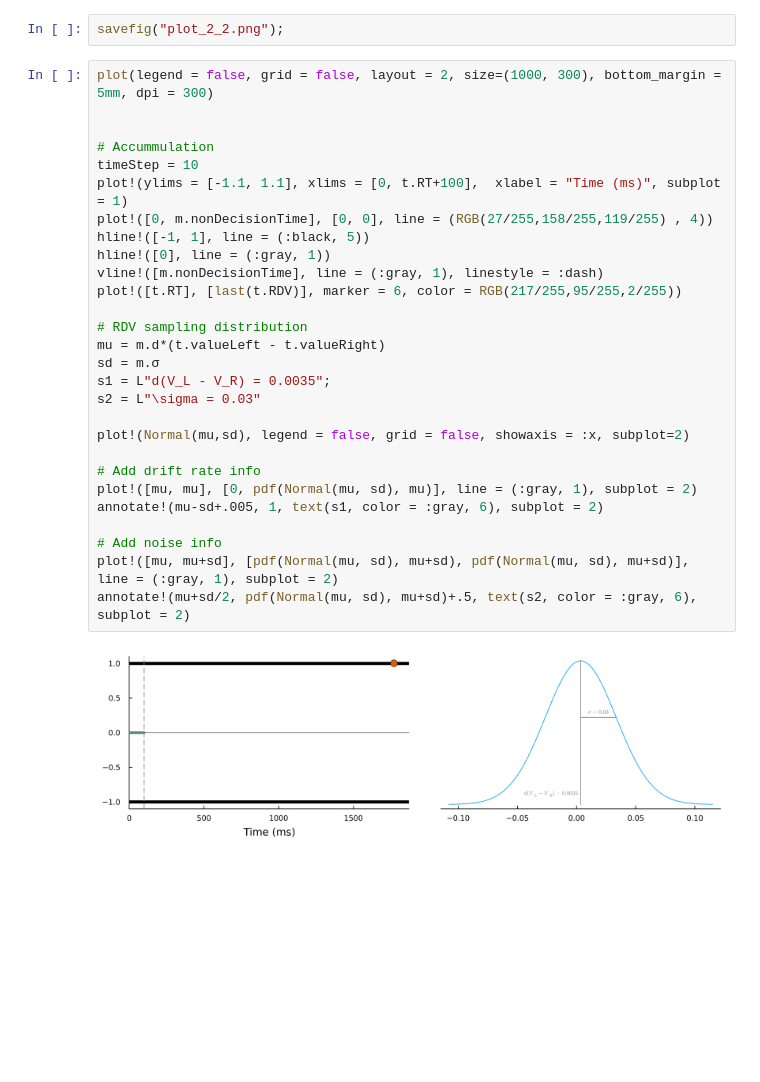
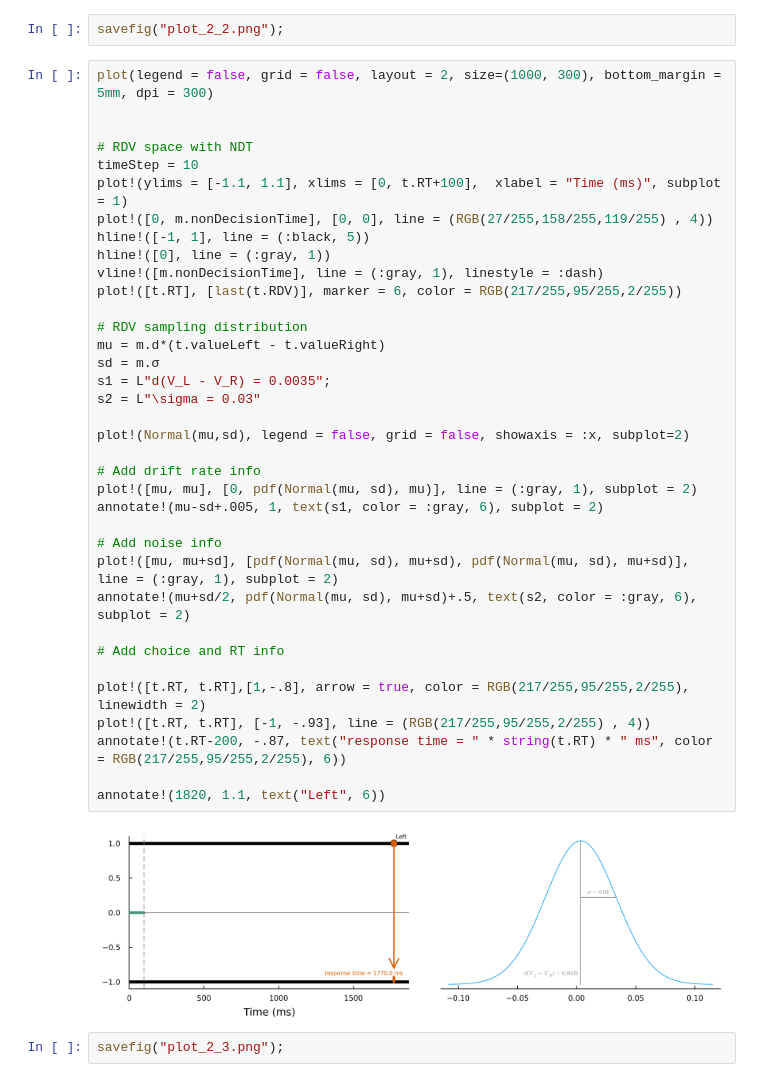
Before and after one commit to zenkavi/ADDM.jl, a Jupyter notebook: docs/src/tutorials/02_likelihood_computation_figures.ipynb, the cells around one changed output. Saved outputs shown, nothing was run; the diff lists cells and outputs as text; blank space fills up the shorter version.

Commit message:
more text and figures

```diff
--- a/docs/src/tutorials/02_likelihood_computation_figures.ipynb
+++ b/docs/src/tutorials/02_likelihood_computation_figures.ipynb
@@ -109,30 +109,40 @@ savefig("plot_2_2.png");
 # %%
 plot(legend = false, grid = false, layout = 2, size=(1000, 300), bottom_margin = 5mm, dpi = 300)
 
 
-# Accummulation
+# RDV space with NDT
 timeStep = 10
 plot!(ylims = [-1.1, 1.1], xlims = [0, t.RT+100],  xlabel = "Time (ms)", subplot = 1)
 plot!([0, m.nonDecisionTime], [0, 0], line = (RGB(27/255,158/255,119/255) , 4))
 hline!([-1, 1], line = (:black, 5))
 hline!([0], line = (:gray, 1))
 vline!([m.nonDecisionTime], line = (:gray, 1), linestyle = :dash)
 plot!([t.RT], [last(t.RDV)], marker = 6, color = RGB(217/255,95/255,2/255))
 
 # RDV sampling distribution
 mu = m.d*(t.valueLeft - t.valueRight)
 sd = m.σ
 s1 = L"d(V_L - V_R) = 0.0035";
 s2 = L"\sigma = 0.03"
 
 plot!(Normal(mu,sd), legend = false, grid = false, showaxis = :x, subplot=2)
 
 # Add drift rate info
 plot!([mu, mu], [0, pdf(Normal(mu, sd), mu)], line = (:gray, 1), subplot = 2)
 annotate!(mu-sd+.005, 1, text(s1, color = :gray, 6), subplot = 2)
 
 # Add noise info
 plot!([mu, mu+sd], [pdf(Normal(mu, sd), mu+sd), pdf(Normal(mu, sd), mu+sd)], line = (:gray, 1), subplot = 2)
 annotate!(mu+sd/2, pdf(Normal(mu, sd), mu+sd)+.5, text(s2, color = :gray, 6), subplot = 2)
+
+# Add choice and RT info
+
+plot!([t.RT, t.RT],[1,-.8], arrow = true, color = RGB(217/255,95/255,2/255), linewidth = 2)
+plot!([t.RT, t.RT], [-1, -.93], line = (RGB(217/255,95/255,2/255) , 4))
+annotate!(t.RT-200, -.87, text("response time = " * string(t.RT) * " ms", color = RGB(217/255,95/255,2/255), 6))
+
+annotate!(1820, 1.1, text("Left", 6))
 # %% [output]
-[figure, old version]
+[figure, new version]
+# %%
+savefig("plot_2_3.png");
```
Also changed, not shown: parts of 14 cells of this notebook, 1 other file.
